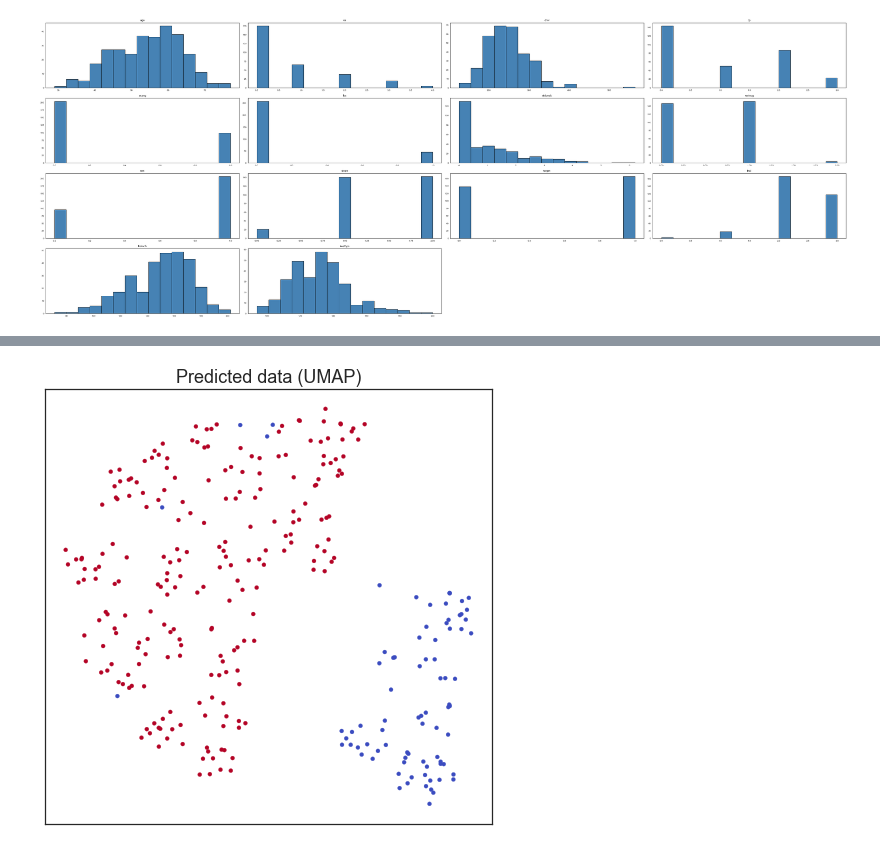
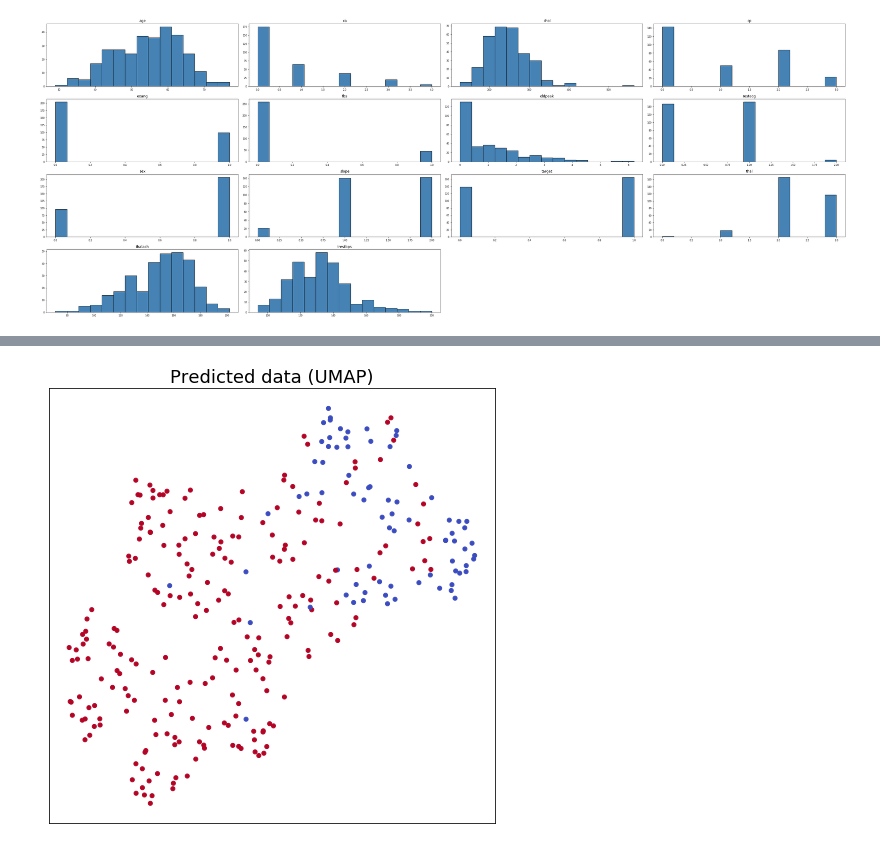
Before and after one commit to dayannn/DS-course, a Jupyter notebook: Lab2.ipynb, the cells around one changed output, grey strips where cells are left out. Drawn from its saved outputs; the diff is of its cells as text; code cells hidden in the pictures.

```diff
--- a/Lab2.ipynb
+++ b/Lab2.ipynb
@@ -294,13 +273,13 @@ plt.show()
 # %%
 import umap
 
-embedding = umap.UMAP(n_neighbors=15, min_dist=0.5,  metric='canberra', random_state=42).fit_transform(dataset_pred)
+embedding = umap.UMAP(n_neighbors=20, min_dist=0.5,  metric='canberra', random_state=28).fit_transform(dataset)
 
 fig, ax = plt.subplots(figsize=(8, 8))
-plt.scatter(embedding[:, 0], embedding[:, 1], c=dataset_pred.target, cmap="coolwarm", s=16)
+plt.scatter(embedding[:, 0], embedding[:, 1], c=predictions, cmap="coolwarm", s=16)
 plt.setp(ax, xticks=[], yticks=[])
 plt.title("Predicted data (UMAP)", fontsize=18)
 
 plt.show()
 # %% [output]
-[figure, old version]
+[figure, new version]
```
Also changed, not shown: parts of 7 cells of this notebook.
